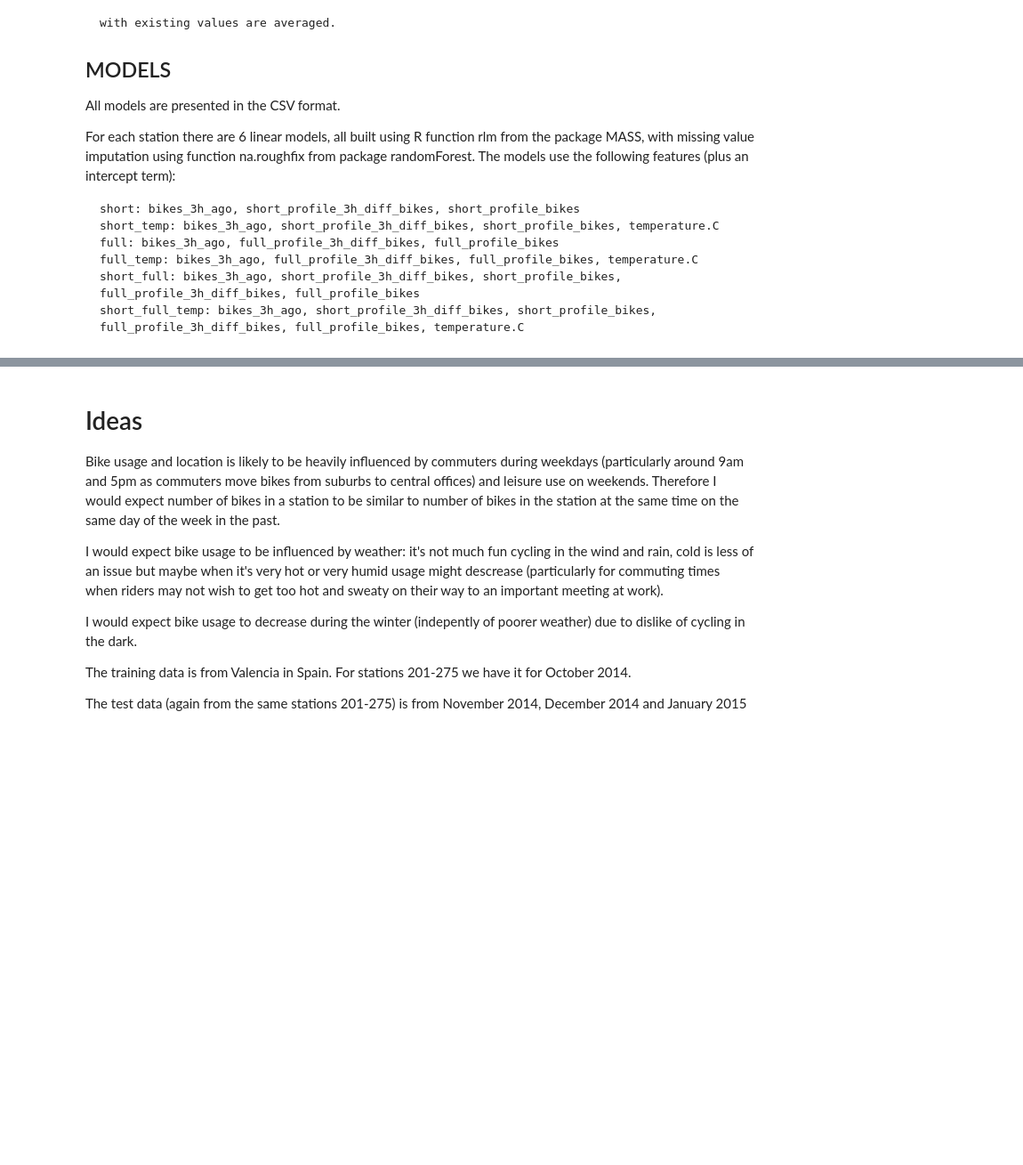
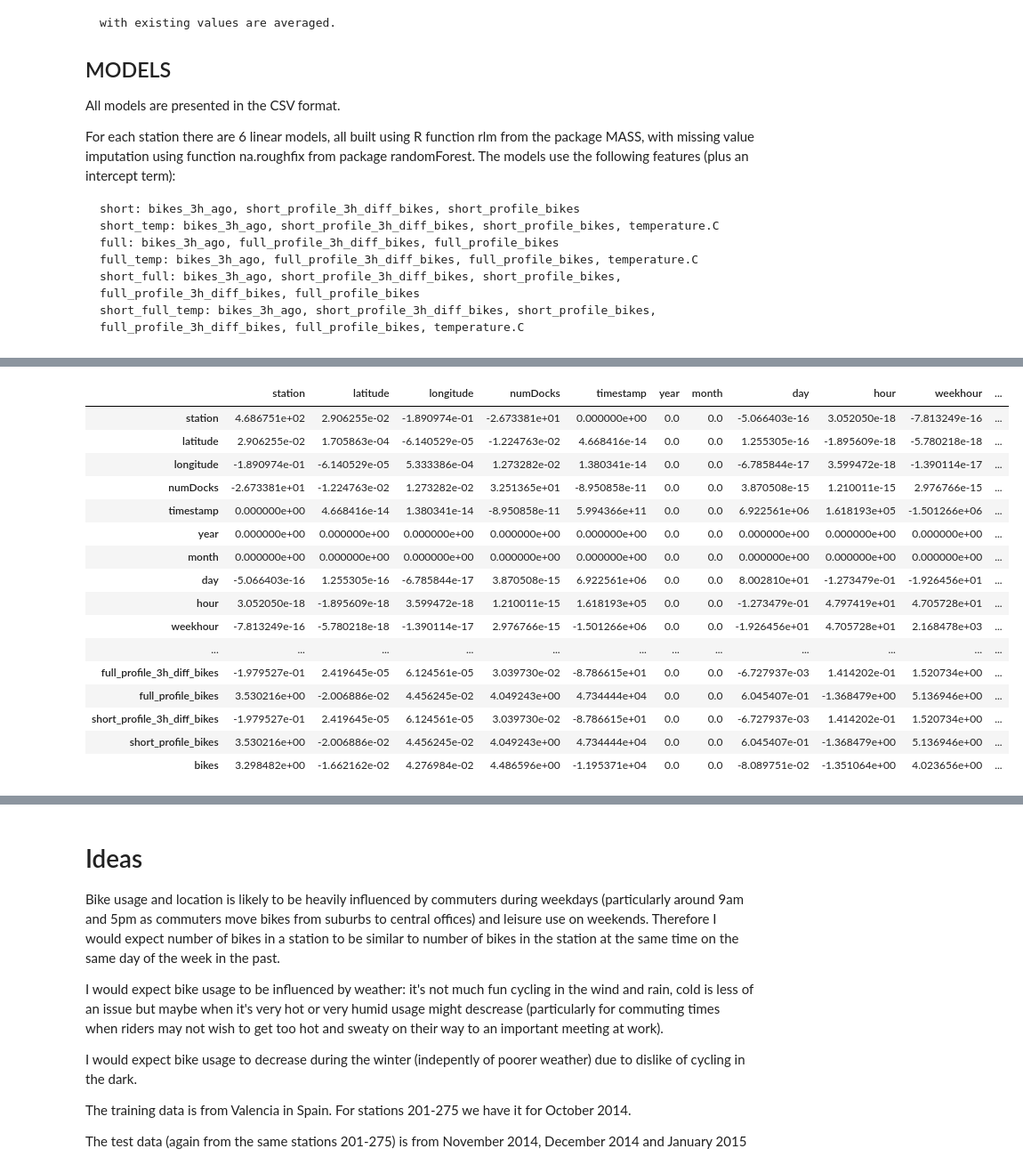
Before and after one commit to tashinam/morebikes, a Jupyter notebook: explore.ipynb, the cells around one changed output, grey strips where cells are left out. Shown: that part at 89% size. Saved outputs shown, nothing was run; the diff lists cells and outputs as text; code cells hidden in the pictures; blank space fills up the shorter version.

```diff
--- a/explore.ipynb
+++ b/explore.ipynb
@@ -137,0 +339,20 @@ df.describe()
+# %%
+df.cov()
+# %% [output]
+|  | station | latitude | longitude | numDocks | timestamp | year | month | day | hour | weekhour | ... |
+| station | 4.686751e+02 | 2.906255e-02 | -1.890974e-01 | -2.673381e+01 | 0.000000e+00 | 0.0 | 0.0 | -5.066403e-16 | 3.052050e-18 | -7.813249e-16 | ... |
+| latitude | 2.906255e-02 | 1.705863e-04 | -6.140529e-05 | -1.224763e-02 | 4.668416e-14 | 0.0 | 0.0 | 1.255305e-16 | -1.895609e-18 | -5.780218e-18 | ... |
+| longitude | -1.890974e-01 | -6.140529e-05 | 5.333386e-04 | 1.273282e-02 | 1.380341e-14 | 0.0 | 0.0 | -6.785844e-17 | 3.599472e-18 | -1.390114e-17 | ... |
+| numDocks | -2.673381e+01 | -1.224763e-02 | 1.273282e-02 | 3.251365e+01 | -8.950858e-11 | 0.0 | 0.0 | 3.870508e-15 | 1.210011e-15 | 2.976766e-15 | ... |
+| timestamp | 0.000000e+00 | 4.668416e-14 | 1.380341e-14 | -8.950858e-11 | 5.994366e+11 | 0.0 | 0.0 | 6.922561e+06 | 1.618193e+05 | -1.501266e+06 | ... |
+| year | 0.000000e+00 | 0.000000e+00 | 0.000000e+00 | 0.000000e+00 | 0.000000e+00 | 0.0 | 0.0 | 0.000000e+00 | 0.000000e+00 | 0.000000e+00 | ... |
+| month | 0.000000e+00 | 0.000000e+00 | 0.000000e+00 | 0.000000e+00 | 0.000000e+00 | 0.0 | 0.0 | 0.000000e+00 | 0.000000e+00 | 0.000000e+00 | ... |
+| day | -5.066403e-16 | 1.255305e-16 | -6.785844e-17 | 3.870508e-15 | 6.922561e+06 | 0.0 | 0.0 | 8.002810e+01 | -1.273479e-01 | -1.926456e+01 | ... |
+| hour | 3.052050e-18 | -1.895609e-18 | 3.599472e-18 | 1.210011e-15 | 1.618193e+05 | 0.0 | 0.0 | -1.273479e-01 | 4.797419e+01 | 4.705728e+01 | ... |
+| weekhour | -7.813249e-16 | -5.780218e-18 | -1.390114e-17 | 2.976766e-15 | -1.501266e+06 | 0.0 | 0.0 | -1.926456e+01 | 4.705728e+01 | 2.168478e+03 | ... |
+| ... | ... | ... | ... | ... | ... | ... | ... | ... | ... | ... | ... |
+| full_profile_3h_diff_bikes | -1.979527e-01 | 2.419645e-05 | 6.124561e-05 | 3.039730e-02 | -8.786615e+01 | 0.0 | 0.0 | -6.727937e-03 | 1.414202e-01 | 1.520734e+00 | ... |
+| full_profile_bikes | 3.530216e+00 | -2.006886e-02 | 4.456245e-02 | 4.049243e+00 | 4.734444e+04 | 0.0 | 0.0 | 6.045407e-01 | -1.368479e+00 | 5.136946e+00 | ... |
+| short_profile_3h_diff_bikes | -1.979527e-01 | 2.419645e-05 | 6.124561e-05 | 3.039730e-02 | -8.786615e+01 | 0.0 | 0.0 | -6.727937e-03 | 1.414202e-01 | 1.520734e+00 | ... |
+| short_profile_bikes | 3.530216e+00 | -2.006886e-02 | 4.456245e-02 | 4.049243e+00 | 4.734444e+04 | 0.0 | 0.0 | 6.045407e-01 | -1.368479e+00 | 5.136946e+00 | ... |
+| bikes | 3.298482e+00 | -1.662162e-02 | 4.276984e-02 | 4.486596e+00 | -1.195371e+04 | 0.0 | 0.0 | -8.089751e-02 | -1.351064e+00 | 4.023656e+00 | ... |
```
Also changed, not shown: parts of 36 cells of this notebook, 1 other file.
